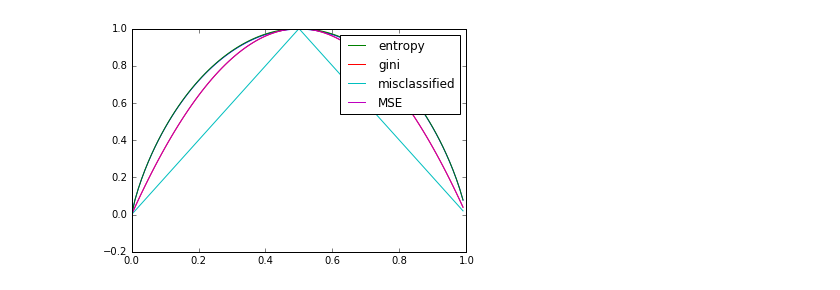
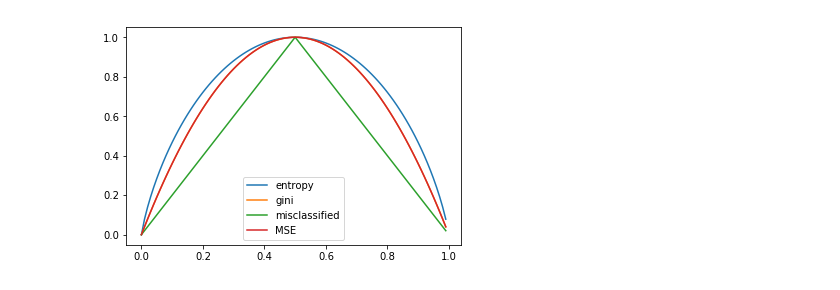
Before and after one commit to SlinkoIgor/express_ml, a Jupyter notebook: lesson2/gini_is_mse.ipynb, the cells around one changed output. Cells and saved outputs as stored; diff of their text form; code cells hidden in the pictures.

```diff
--- a/lesson2/gini_is_mse.ipynb
+++ b/lesson2/gini_is_mse.ipynb
@@ -4,24 +4,20 @@ import numpy as np
 # %%
 p = np.arange(0, 1, 0.01)
 q = (1-p)
 entropy = - (p * np.log2(p + 0.001) + q * np.log2(q + 0.001))
-plt.plot(p, entropy)
 
-gini = p*q + q*p  # == MAE
+gini = p*q + q*p
 
 misclassified = np.where(p < q, p, q)
 
-# gini/gini.max() == misclassified/misclassified.max()
-
 MSE = p*q*q + q*p*p
-
 
 plt.plot(p, entropy/entropy.max(), label='entropy')
 plt.plot(p, gini/gini.max(), label='gini')
 plt.plot(p, misclassified/misclassified.max(), label='misclassified')
 plt.plot(p, MSE/MSE.max(), label='MSE')
 
 plt.legend()
 plt.show()
 # %% [output]
-[figure, old version]
+[figure, new version]
```
Also changed, not shown: 5 other files.
